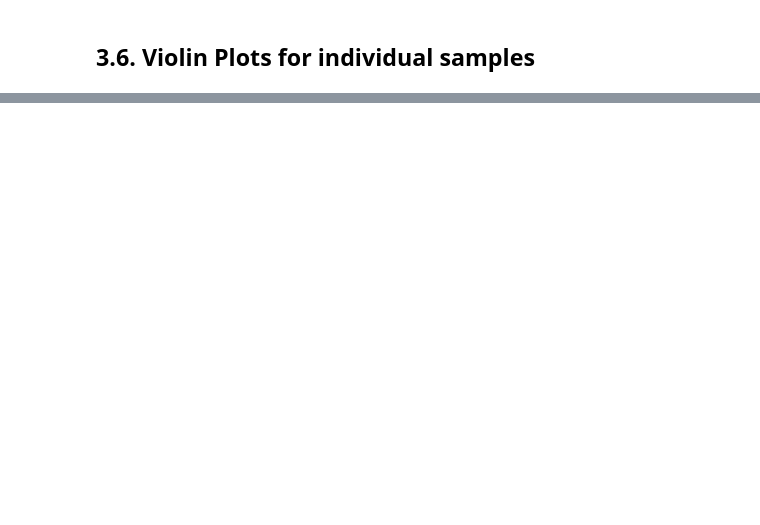
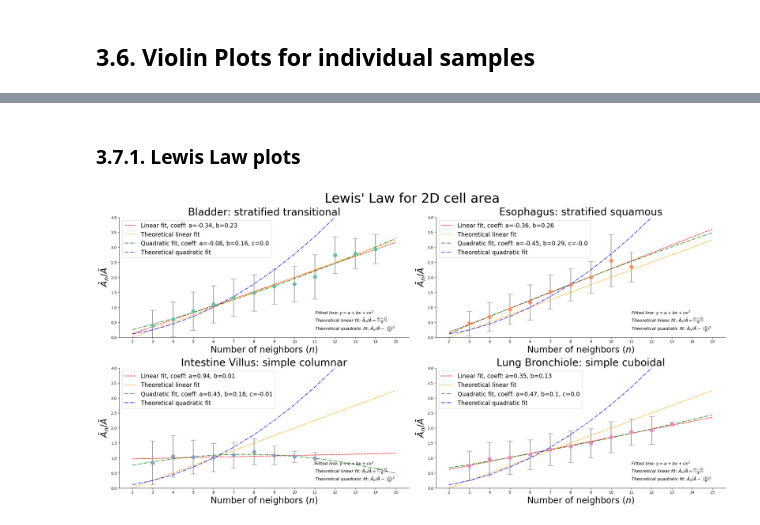
Before and after one commit to AntanasMurelis/EpiStats, a Jupyter notebook: src/tutorials/plots_tutorial.ipynb, the cells around one changed output, grey strips where cells are left out. Drawn from its saved outputs; the diff is of its cells as text; code cells hidden in the pictures; blank space fills up the shorter version.

```diff
--- a/src/tutorials/plots_tutorial.ipynb
+++ b/src/tutorials/plots_tutorial.ipynb
@@ -243,0 +248,13 @@ KeyError: False
+# %% [markdown]
+### 3.7.1. Lewis Law plots
+# %%
+sp.lewis_law_2D_plots(
+    df=cell_stats_df,
+    fit_degrees=[1,2],
+    remove_outliers=True,
+    color_map=cell_cmap,
+    save_dir=save_plots_dir,
+    show=True
+)
+# %% [output]
+[figure, added]
```
Also changed, not shown: parts of 9 cells of this notebook, 3 other files.
